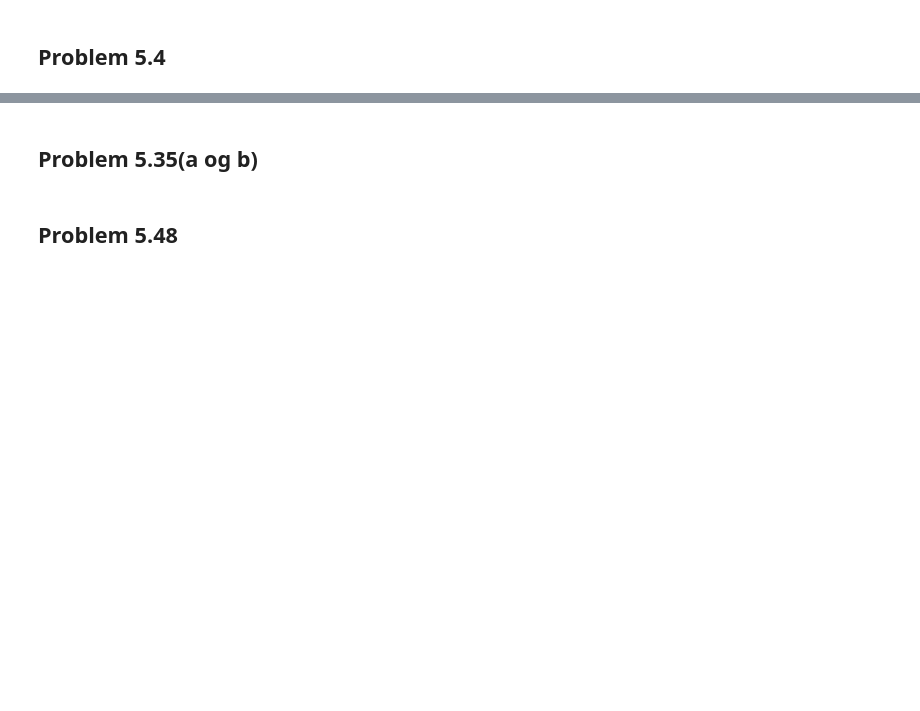
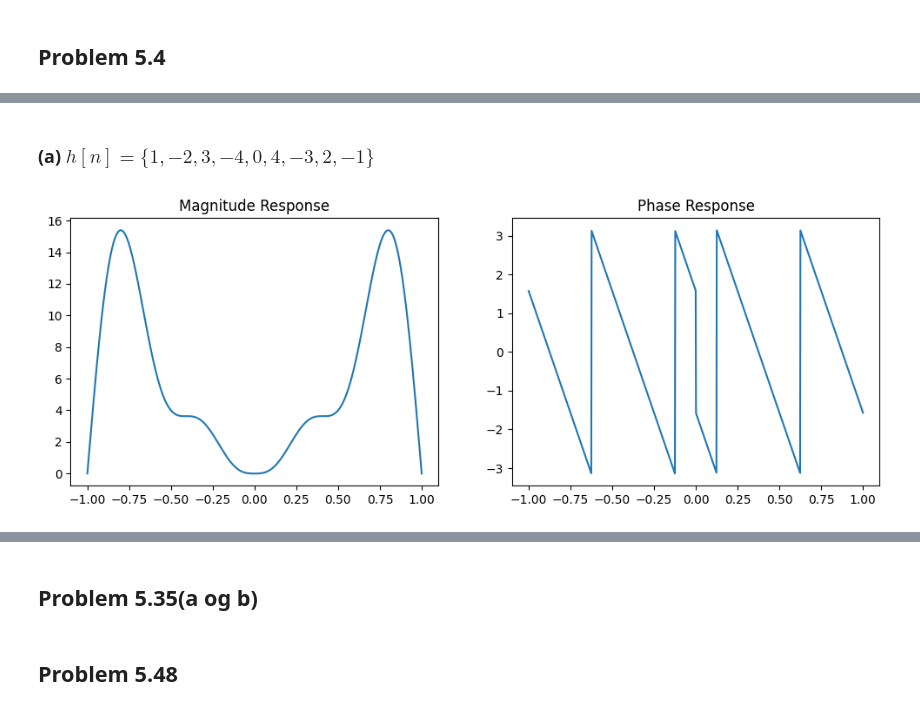
Before and after one commit to Khanrik/UniFolder, a Jupyter notebook: 4. Semester/Diskret-tids signalbehandling/TØ/Uge 6/Uge 6.ipynb, the cells around one changed output, grey strips where cells are left out. Drawn from its saved outputs; the diff is of its cells as text; code cells hidden in the pictures; blank space fills up the shorter version.

```diff
--- a/4. Semester/Diskret-tids signalbehandling/TØ/Uge 6/Uge 6.ipynb
+++ b/4. Semester/Diskret-tids signalbehandling/TØ/Uge 6/Uge 6.ipynb
@@ -88,0 +135,19 @@ yn = signal.lfilter()
+# %% [markdown]
+### (a) $h[n] = \{ 1, -2, 3, -4, 0, 4, -3, 2, -1 \}$
+# %%
+num = [1, -2, 3, -4, 0, 4, -3, 2, -1]
+den = [1]
+w = np.linspace(-np.pi, np.pi, 1000)
+_, H = signal.freqz(num, den, worN=w)
+plt.figure(figsize=(12, 4))
+
+plt.subplot(1, 2, 1)
+plt.plot(w/np.pi, np.abs(H))
+plt.title("Magnitude Response")
+
+plt.subplot(1, 2, 2)
+plt.plot(w / np.pi, np.angle(H))
+plt.title("Phase Response")
+plt.show()
+# %% [output]
+[figure, added]
```
Also changed, not shown: parts of 26 cells of this notebook.
